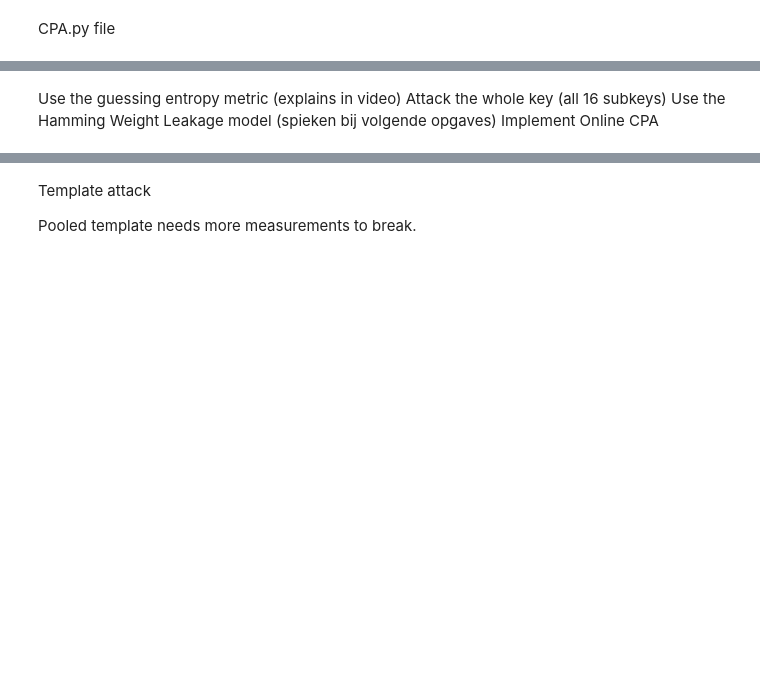
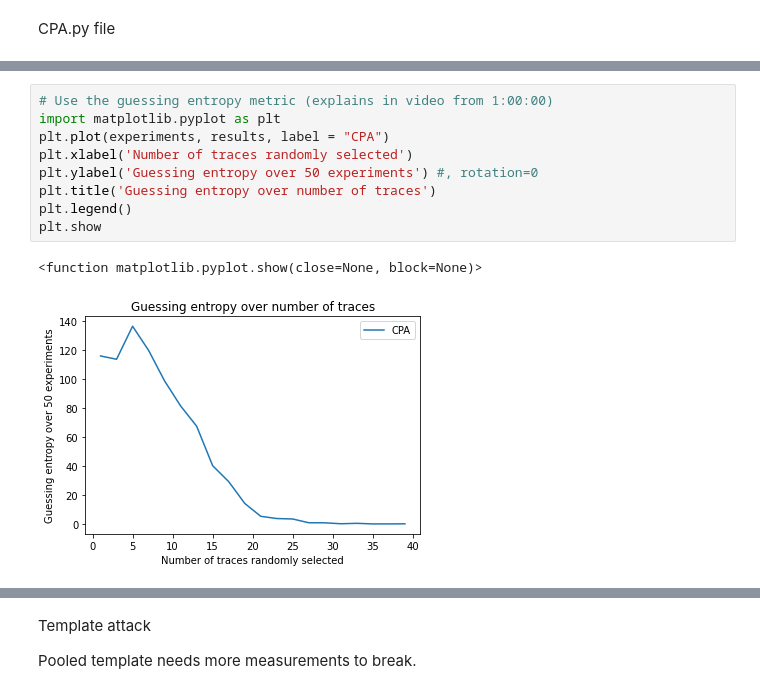
Before and after one commit to aalkaswan/Systems_Security, a Jupyter notebook: Lab_3_sca/lab3.ipynb, the cells around one changed output, grey strips where cells are left out. Cells and saved outputs as stored; diff of their text form; blank space fills up the shorter version.

Commit message:
finished lab 1 except online cpa

```diff
--- a/Lab_3_sca/lab3.ipynb
+++ b/Lab_3_sca/lab3.ipynb
@@ -128,5 +135,12 @@ print(f'finish: {time.time() - start}')
-# %% [markdown]
-Use the guessing entropy metric (explains in video)
-Attack the whole key (all 16 subkeys)
-Use the Hamming Weight Leakage model (spieken bij volgende opgaves)
-Implement Online CPA
+# %%
+# Use the guessing entropy metric (explains in video from 1:00:00)
+import matplotlib.pyplot as plt
+plt.plot(experiments, results, label = "CPA")
+plt.xlabel('Number of traces randomly selected')
+plt.ylabel('Guessing entropy over 50 experiments') #, rotation=0
+plt.title('Guessing entropy over number of traces')
+plt.legend()
+plt.show
+# %% [output]
+<function matplotlib.pyplot.show(close=None, block=None)>
+[figure, added]
```
Also changed, not shown: parts of 4 cells of this notebook.
